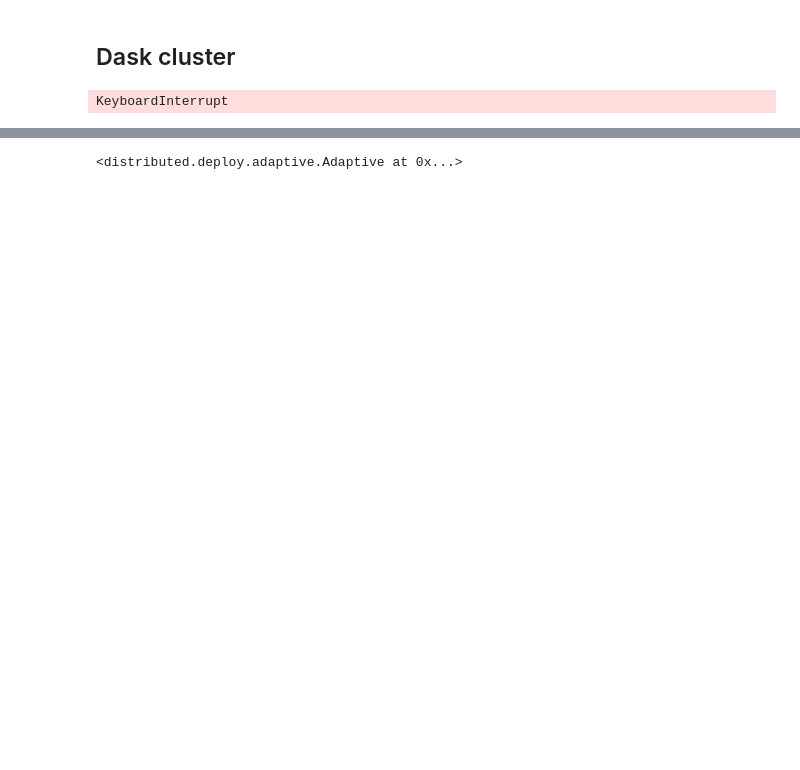
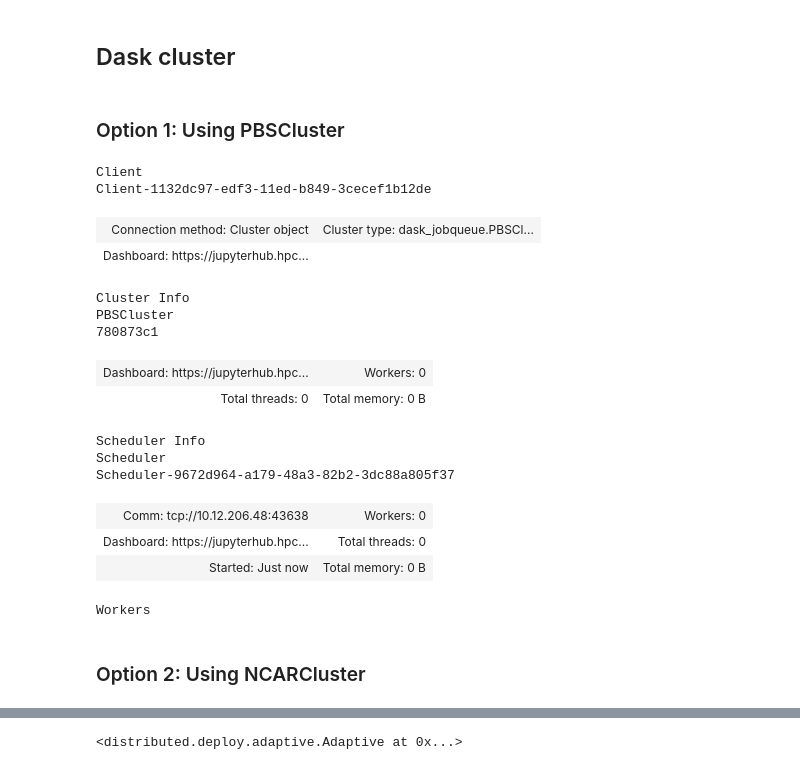
Before and after one commit to katiedagon/CAM-SE_analysis, a Jupyter notebook: notebooks/CAM-SE.ipynb, the cells around one changed output, grey strips where cells are left out. Drawn from its saved outputs; the diff is of its cells as text; code cells hidden in the pictures; blank space fills up the shorter version.

```diff
--- a/notebooks/CAM-SE.ipynb
+++ b/notebooks/CAM-SE.ipynb
@@ -30,5 +39,7 @@ numpy     : 1.23.5
 # %% [markdown]
 ## Dask cluster
+# %% [markdown]
+### Option 1: Using PBSCluster
 # %%
 # Import dask
 import dask
@@ -50,7 +61,7 @@ cluster = PBSCluster(
     local_directory='/glade/scratch/$USER/dask-local', # Use your local directory
     resource_spec='select=1:ncpus=1:mem='+nmem2, # Specify resources
     account='P06010014', # Input your project ID here
-    walltime='03:00:00', # Amount of wall time
+    walltime='01:00:00', # Amount of wall time
     interface='ib0', # Interface to use
 )
 
@@ -62,8 +73,27 @@ dask.config.set({'distributed.dashboard.link':'https://jupyterhub.hpc.ucar.edu/s
 
 # Setup your client
 client = Client(cluster)
-# %% [output]
-KeyboardInterrupt
+# %%
+client
+# %% [output]
+Client
+Client-1132dc97-edf3-11ed-b849-3cecef1b12de
+| Connection method: Cluster object | Cluster type: dask_jobqueue.PBSCl... |
+| Dashboard: https://jupyterhub.hpc... |  |
+Cluster Info
+PBSCluster
+780873c1
+| Dashboard: https://jupyterhub.hpc... | Workers: 0 |
+| Total threads: 0 | Total memory: 0 B |
+Scheduler Info
+Scheduler
+Scheduler-9672d964-a179-48a3-82b2-3dc88a805f37
+| Comm: tcp://10.12.206.48:43638 | Workers: 0 |
+| Dashboard: https://jupyterhub.hpc... | Total threads: 0 |
+| Started: Just now | Total memory: 0 B |
+Workers
+# %% [markdown]
+### Option 2: Using NCARCluster
 # %%
 import ncar_jobqueue
 import distributed
```
Also changed, not shown: parts of 23 cells of this notebook.
